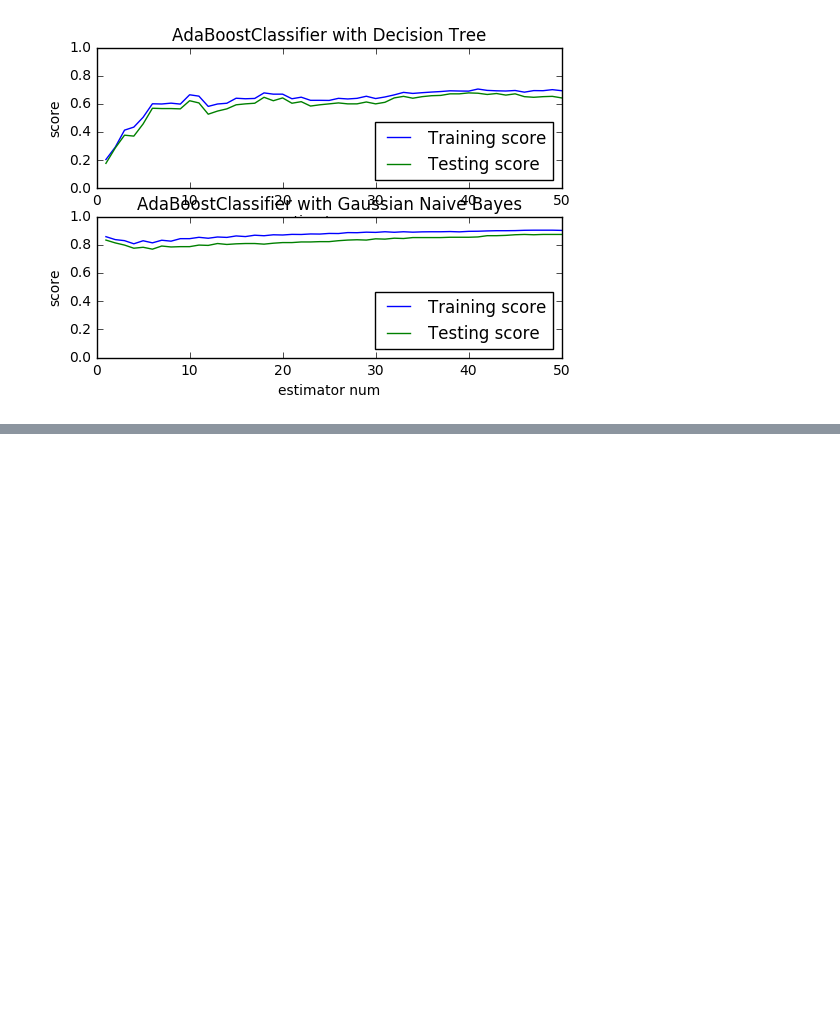
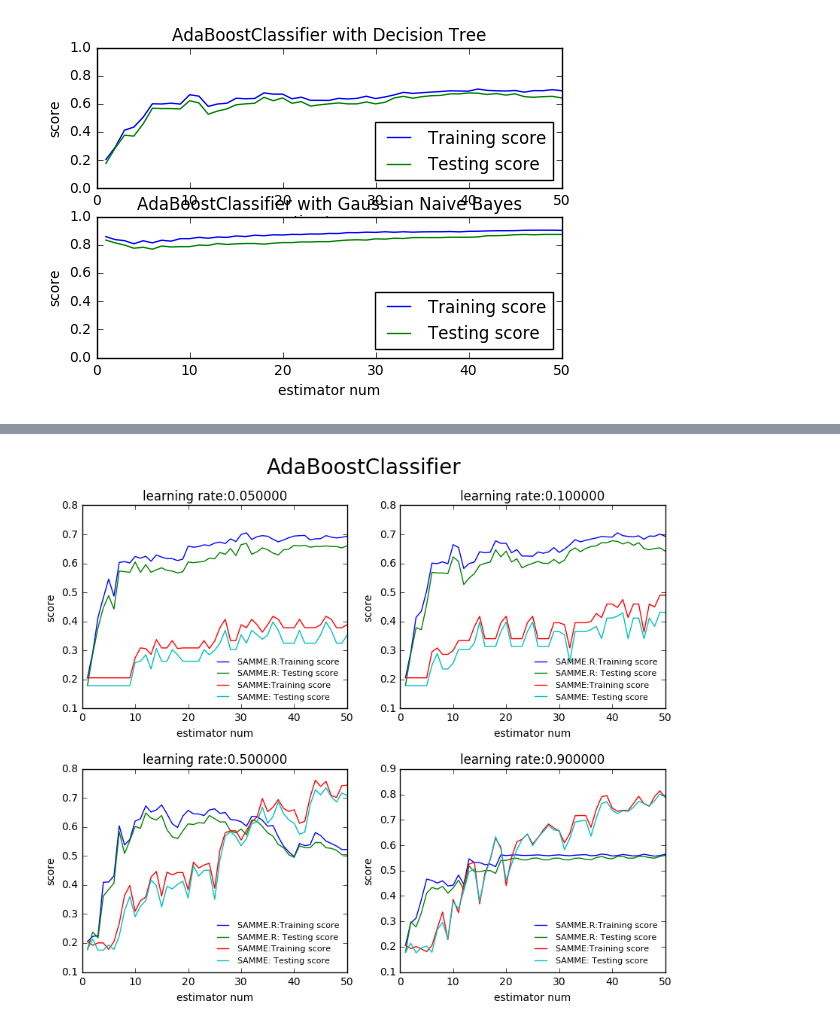
Before and after one commit to probao/Machine_Learning_Basis, a Jupyter notebook: Python-Machine Learning.ipynb, the cells around one changed output, grey strips where cells are left out. Saved outputs shown, nothing was run; the diff lists cells and outputs as text; code cells hidden in the pictures; blank space fills up the shorter version.

```diff
--- a/Python-Machine Learning.ipynb
+++ b/Python-Machine Learning.ipynb
@@ -2700 +2727,30 @@ test_AdaBoostClassifier_base_classifier(*data)
+# %%
+# 最后考察algorithm的影响，给出测试函数
+def test_AdaBoostClassifier_algorithm(*data):
+    X_train, X_test, y_train, y_test=data
+    algorithms=['SAMME.R','SAMME']
+    fig=plt.figure(figsize=(10,8))
+    learning_rates=[0.05, 0.1, 0.5, 0.9]
+    for i, learning_rate in enumerate(learning_rates):
+        ax=fig.add_subplot(2,2,i+1)
+        for i, algorithm in enumerate(algorithms):
+            clf=ensemble.AdaBoostClassifier(learning_rate=learning_rate, algorithm=algorithm)
+            clf.fit(X_train, y_train)
+            ## 绘图
+            estimators_num=len(clf.estimators_)
+            X=range(1, estimators_num+1)
+            ax.plot(list(X), list(clf.staged_score(X_train, y_train)), label="%s:Training score" % algorithms[i])
+            ax.plot(list(X), list(clf.staged_score(X_test, y_test)), label="%s: Testing score" % algorithms[i])
+        ax.set_xlabel("estimator num")
+        ax.set_ylabel("score")
+        ax.legend(loc="lower right", frameon=False,fontsize=8)
+        ax.set_title("learning rate:%f" % learning_rate)
+    fig.suptitle("AdaBoostClassifier", fontsize=20)
+    plt.subplots_adjust(left=None, bottom=None, right=None, top=None, wspace=0.2, hspace=0.3)
+    plt.show()
+# %%
+data=load_data_classification()
+test_AdaBoostClassifier_algorithm(*data)
+# %% [output]
+[figure, added]
 # %%
```
Also changed, not shown: parts of 5 cells of this notebook.
